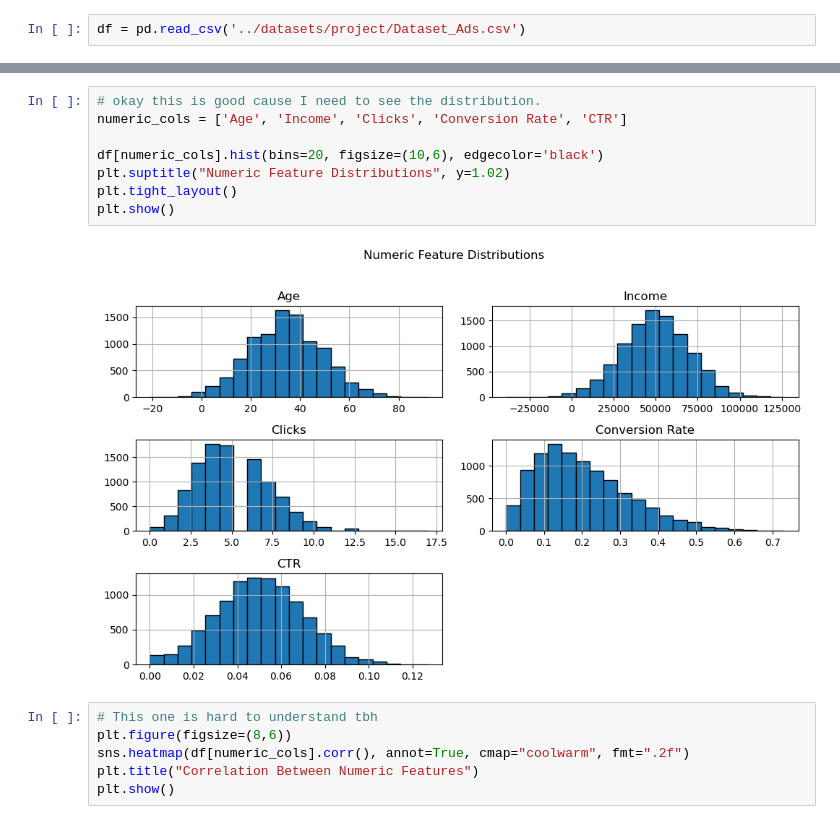
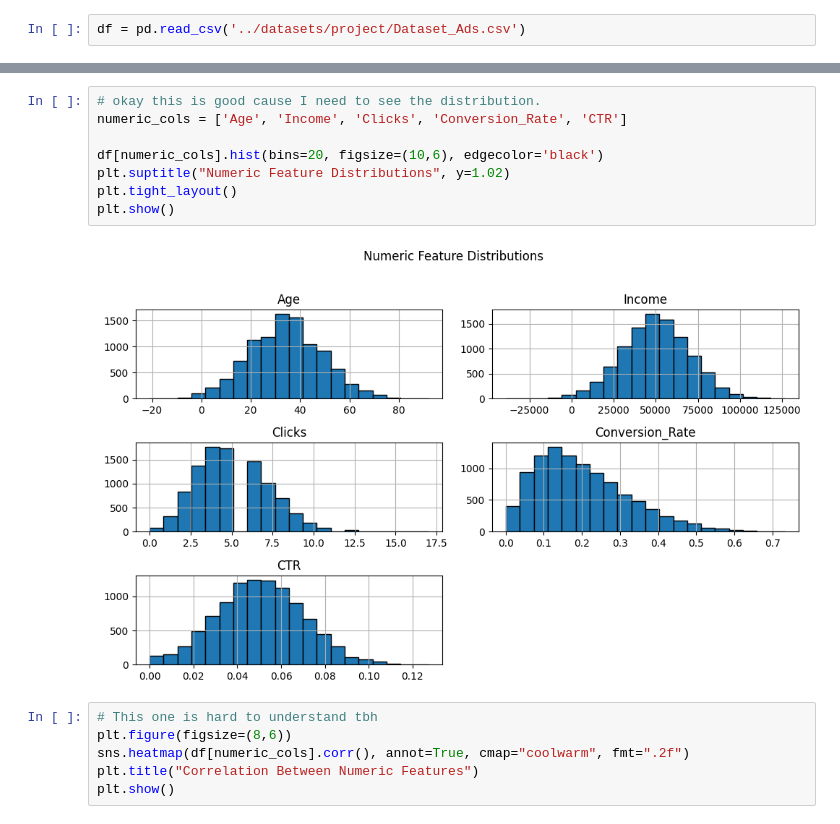
Before and after one commit to IanTaiAhn/econ6550, a Jupyter notebook: project/project.ipynb, the cells around one changed output, grey strips where cells are left out. Drawn from its saved outputs; the diff is of its cells as text.

```diff
--- a/project/project.ipynb
+++ b/project/project.ipynb
@@ -79,14 +78,14 @@ Conversion Rate: 3955 unique values
 CTR: 1008 unique values
 # %%
 # okay this is good cause I need to see the distribution.
-numeric_cols = ['Age', 'Income', 'Clicks', 'Conversion Rate', 'CTR']
+numeric_cols = ['Age', 'Income', 'Clicks', 'Conversion_Rate', 'CTR']
 
 df[numeric_cols].hist(bins=20, figsize=(10,6), edgecolor='black')
 plt.suptitle("Numeric Feature Distributions", y=1.02)
 plt.tight_layout()
 plt.show()
 # %% [output]
-[figure, old version]
+[figure, new version]
 # %%
 # This one is hard to understand tbh
 plt.figure(figsize=(8,6))
```
Also changed, not shown: parts of 25 cells of this notebook.
